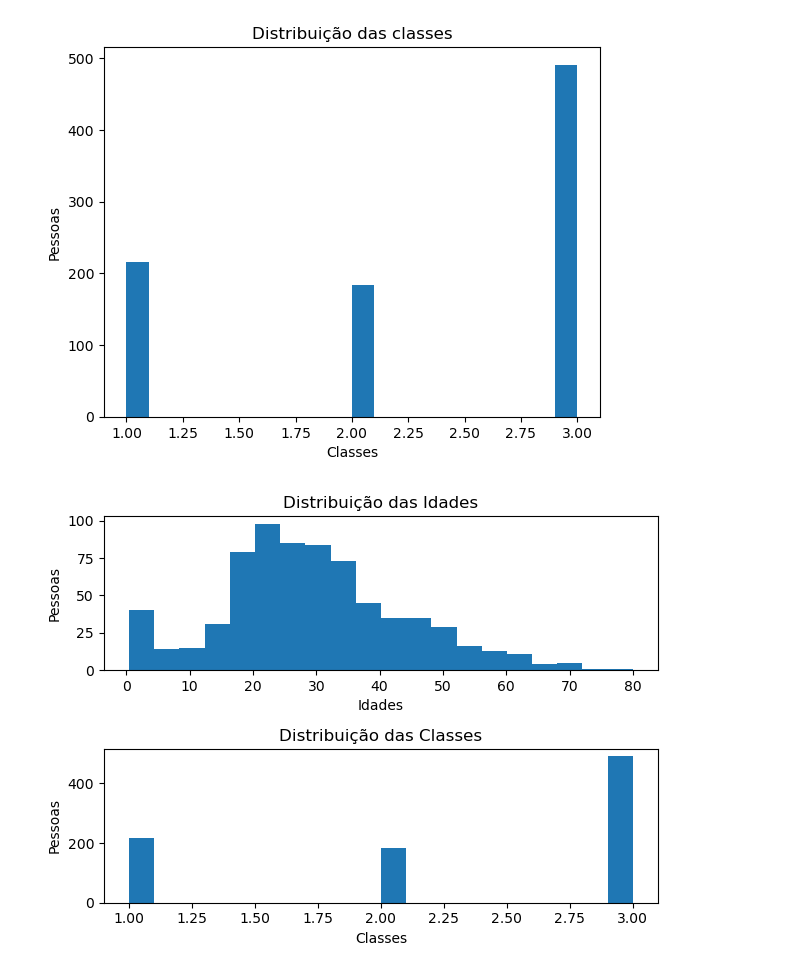
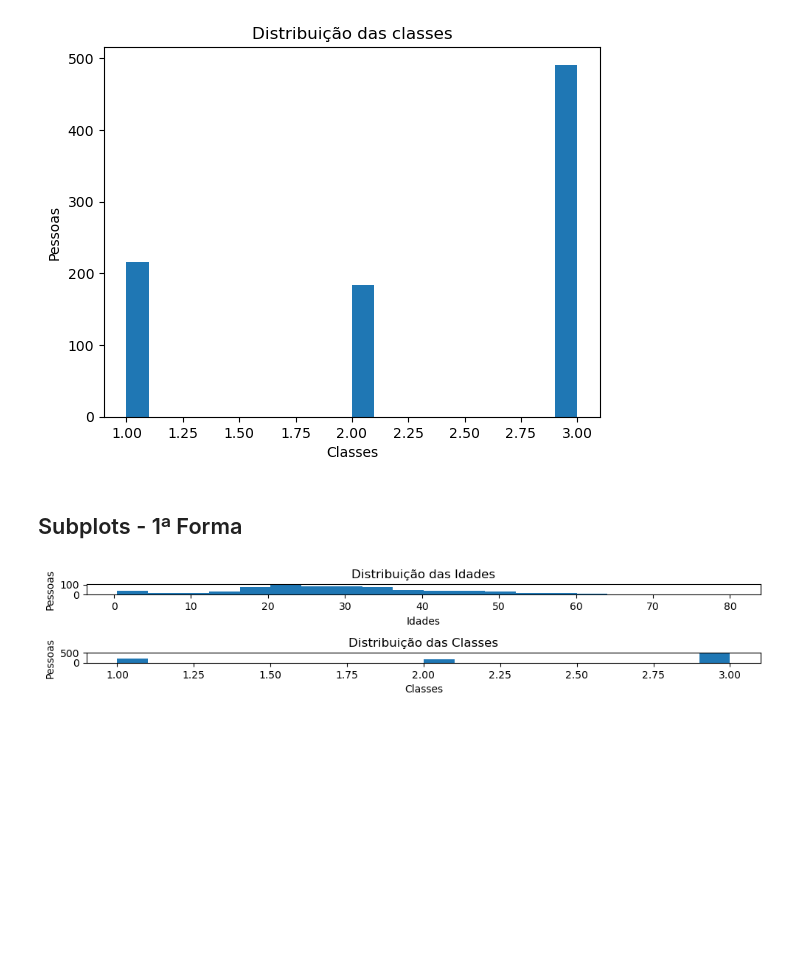
Before and after one commit to phillrog/py-machine-learning, a Jupyter notebook: notebooks/5 - visualização de dados/5 - visualização de dados.ipynb, the cells around one changed output. Saved outputs shown, nothing was run; the diff lists cells and outputs as text; code cells hidden in the pictures; blank space fills up the shorter version.

```diff
--- a/notebooks/5 - visualização de dados/5 - visualização de dados.ipynb
+++ b/notebooks/5 - visualização de dados/5 - visualização de dados.ipynb
@@ -75,20 +75,23 @@ plt.xlabel('Classes')
 plt.show()
 # %% [output]
 [figure]
-# %%
-plt.subplot(2,1,1) # linha, coluna plot 1
-plt.hist(data['Idade'].dropna(), bins=20)
-plt.title('Distribuição das Idades')
-plt.ylabel('Pessoas')
-plt.xlabel('Idades')
-
-plt.subplot(2,1,2) # linha, coluna plot 1
-plt.hist(data['Classe'].dropna(), bins=20)
-plt.title('Distribuição das Classes')
-plt.ylabel('Pessoas')
-plt.xlabel('Classes')
-
-plt.tight_layout()
-plt.show()
-# %% [output]
-[figure, removed]
+# %% [markdown]
+## Subplots - 1ª Forma
+# %%
+plt.figure(figsize=(10,2))
+plt.subplot(2,1,1) # linha, coluna plot 1
+plt.hist(data['Idade'].dropna(), bins=20)
+plt.title('Distribuição das Idades')
+plt.ylabel('Pessoas')
+plt.xlabel('Idades')
+
+plt.subplot(2,1,2) # linha, coluna plot 1
+plt.hist(data['Classe'].dropna(), bins=20)
+plt.title('Distribuição das Classes')
+plt.ylabel('Pessoas')
+plt.xlabel('Classes')
+
+plt.tight_layout()
+plt.show()
+# %% [output]
+[figure, added]
```
Also changed, not shown: parts of 4 cells of this notebook.
